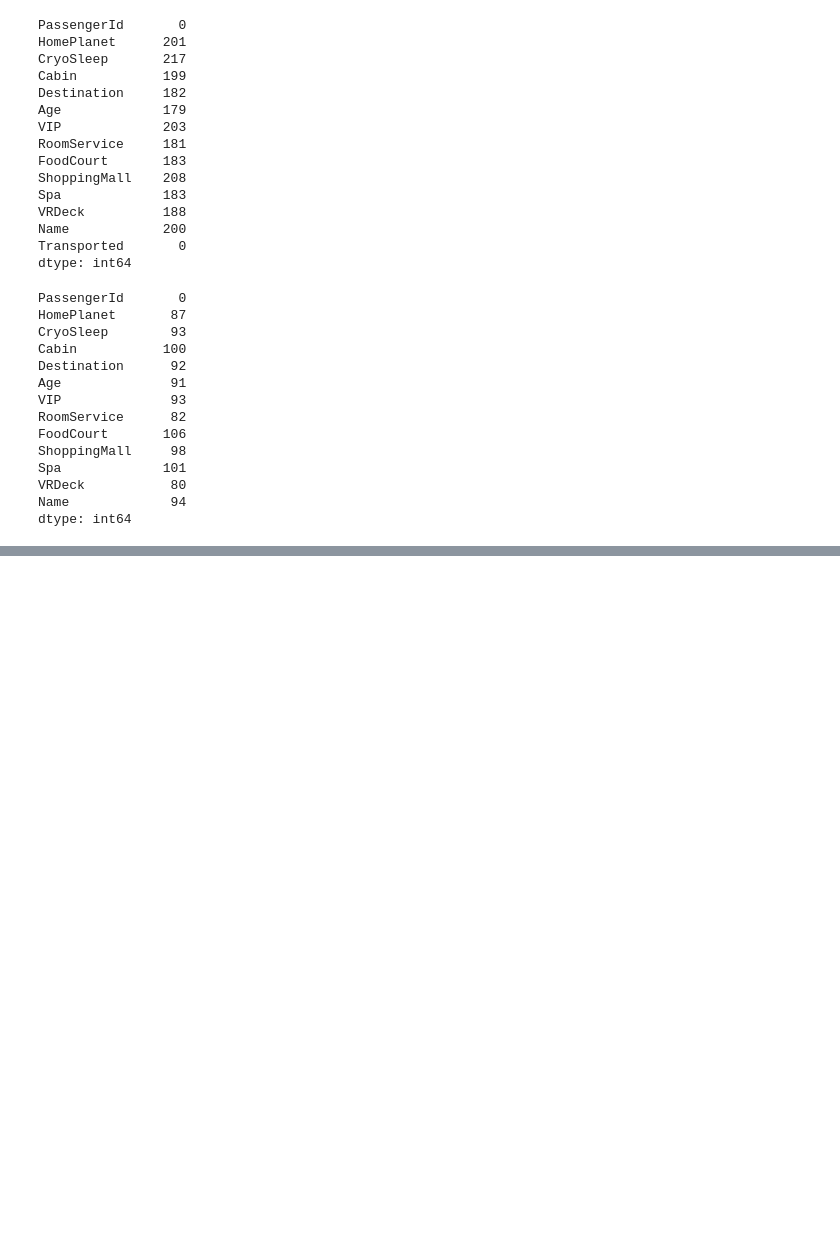
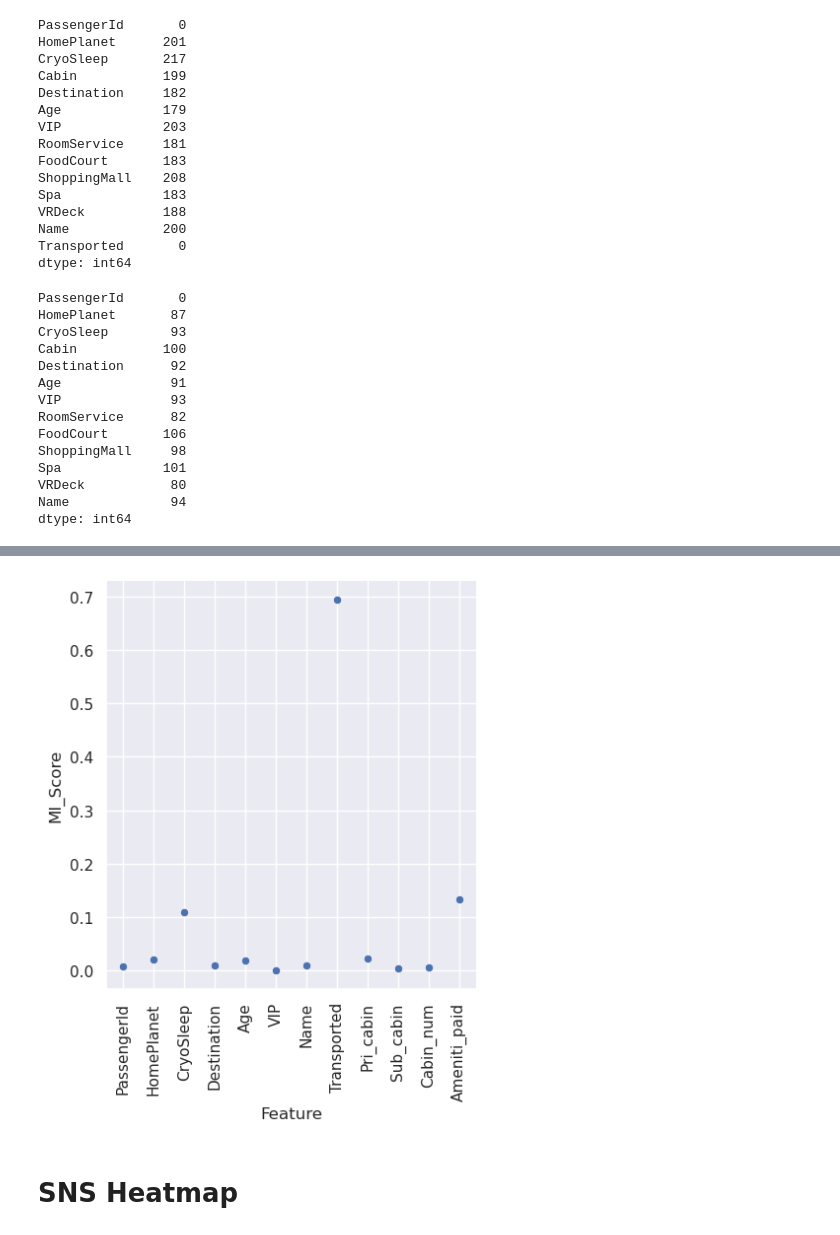
Before and after one commit to yunmokoo/Kaggle_Testing, a Jupyter notebook: spaceship-titanic-aug-30.ipynb, the cells around one changed output, grey strips where cells are left out. Saved outputs shown, nothing was run; the diff lists cells and outputs as text; code cells hidden in the pictures; blank space fills up the shorter version.

```diff
--- a/spaceship-titanic-aug-30.ipynb
+++ b/spaceship-titanic-aug-30.ipynb
@@ -149,0 +180,4 @@ df_train_cabintest
+# %%
+df_train_cabintest.dropna(axis=0, inplace=True)
+# %%
+minfo = mu_info(df_train_cabintest)
@@ -149,0 +213,15 @@ df_train_cabintest
+# %%
+def plot_sns(df):
+    sns.set_theme()
+
+    g = sns.relplot(
+        data = df,
+        x="Feature", y="MI_Score"
+    )
+    g.set_xticklabels(rotation=90)
+# %%
+plot_sns(minfo)
+# %% [output]
+[figure, added]
+# %% [markdown]
+# SNS Heatmap
```
Also changed, not shown: parts of 16 cells of this notebook.
